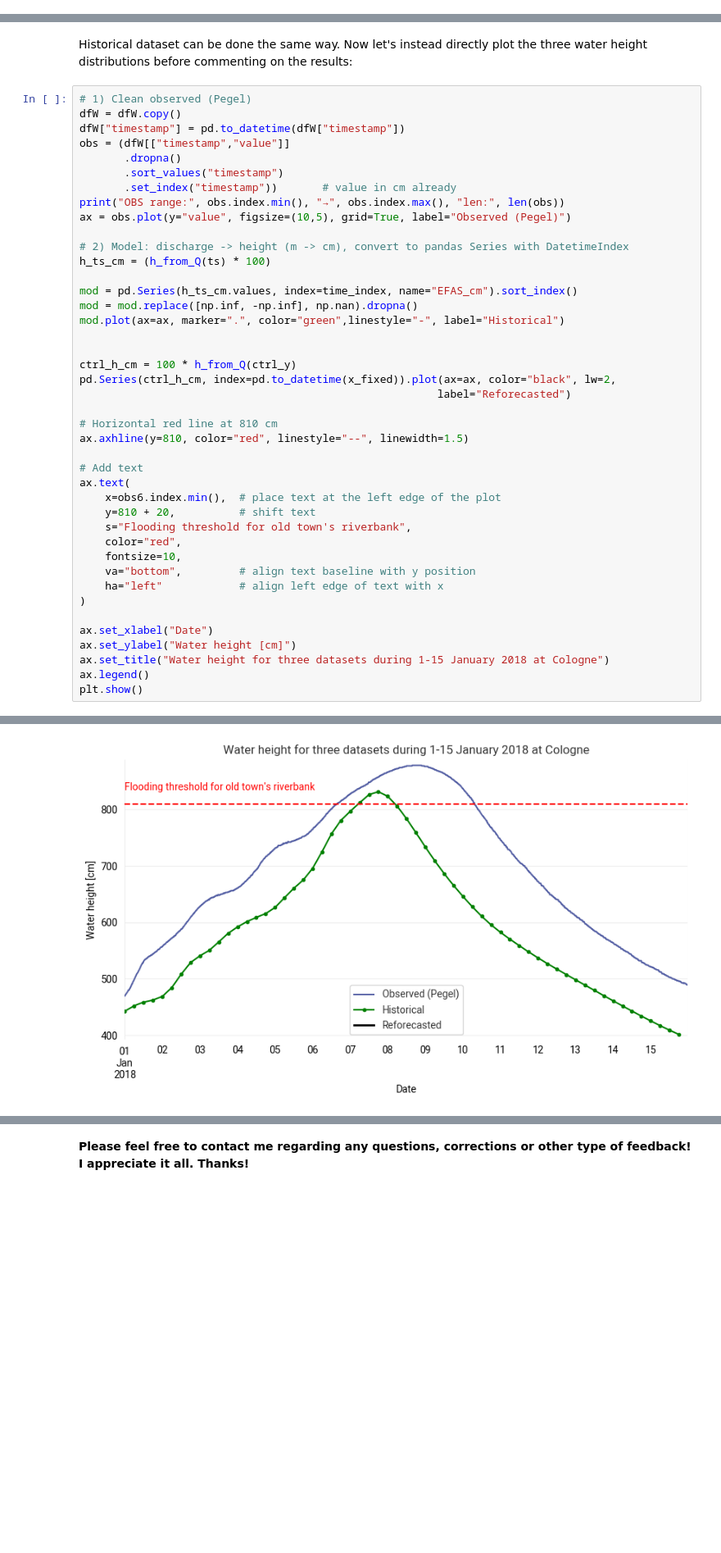
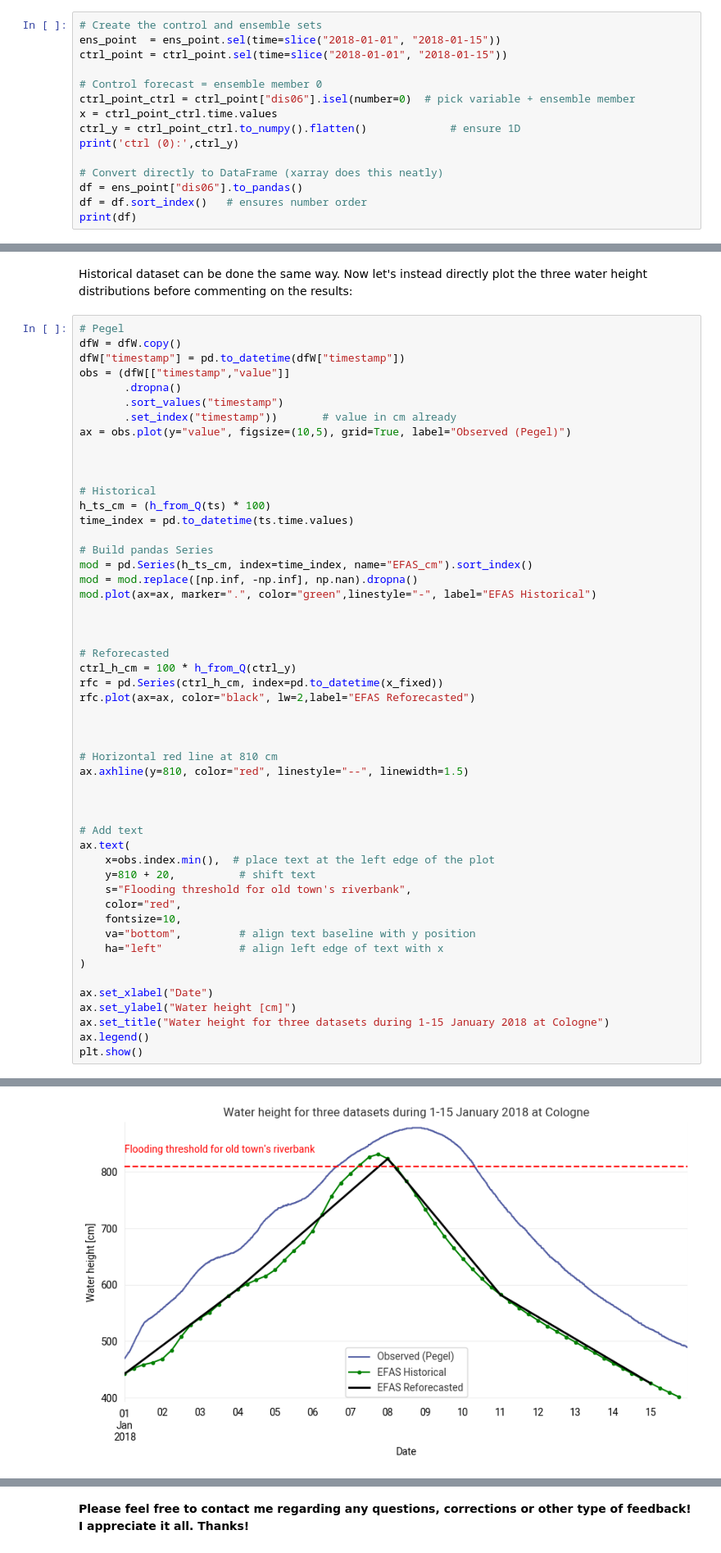
Before and after one commit to ooncel/Cologne-Flood-Studies, a Jupyter notebook: Jan2018CologneFlood_TimeSeries.ipynb, the cells around one changed output, grey strips where cells are left out. Shown: that part at 82% size. Cells and saved outputs as stored; diff of their text form; blank space fills up the shorter version.

```diff
--- a/Jan2018CologneFlood_TimeSeries.ipynb
+++ b/Jan2018CologneFlood_TimeSeries.ipynb
@@ -301,0 +264,15 @@ Despite our wish to put a nice error band around the central value, the variatio
+# %%
+# Create the control and ensemble sets
+ens_point  = ens_point.sel(time=slice("2018-01-01", "2018-01-15"))
+ctrl_point = ctrl_point.sel(time=slice("2018-01-01", "2018-01-15"))
+
+# Control forecast = ensemble member 0
+ctrl_point_ctrl = ctrl_point["dis06"].isel(number=0)  # pick variable + ensemble member
+x = ctrl_point_ctrl.time.values
+ctrl_y = ctrl_point_ctrl.to_numpy().flatten()             # ensure 1D
+print('ctrl (0):',ctrl_y)
+
+# Convert directly to DataFrame (xarray does this neatly)
+df = ens_point["dis06"].to_pandas()
+df = df.sort_index()   # ensures number order
+print(df)
@@ -726,34 +716,43 @@ Difference between observed maximum and reforecasted maximum (m): 0.479012431455
 # %% [markdown]
 Historical dataset can be done the same way. Now let's instead directly plot the three water height distributions before commenting on the results:
 # %%
-# 1) Clean observed (Pegel)
+# Pegel
 dfW = dfW.copy()
 dfW["timestamp"] = pd.to_datetime(dfW["timestamp"])
 obs = (dfW[["timestamp","value"]]
        .dropna()
        .sort_values("timestamp")
        .set_index("timestamp"))       # value in cm already
-print("OBS range:", obs.index.min(), "→", obs.index.max(), "len:", len(obs))
 ax = obs.plot(y="value", figsize=(10,5), grid=True, label="Observed (Pegel)")
 
-# 2) Model: discharge -> height (m -> cm), convert to pandas Series with DatetimeIndex
-h_ts_cm = (h_from_Q(ts) * 100)
-
-mod = pd.Series(h_ts_cm.values, index=time_index, name="EFAS_cm").sort_index()
-mod = mod.replace([np.inf, -np.inf], np.nan).dropna()
-mod.plot(ax=ax, marker=".", color="green",linestyle="-", label="Historical")
 
 
+# Historical
+h_ts_cm = (h_from_Q(ts) * 100)
+time_index = pd.to_datetime(ts.time.values)
+
+# Build pandas Series
+mod = pd.Series(h_ts_cm, index=time_index, name="EFAS_cm").sort_index()
+mod = mod.replace([np.inf, -np.inf], np.nan).dropna()
+mod.plot(ax=ax, marker=".", color="green",linestyle="-", label="EFAS Historical")
+
+
+
+# Reforecasted
 ctrl_h_cm = 100 * h_from_Q(ctrl_y)
-pd.Series(ctrl_h_cm, index=pd.to_datetime(x_fixed)).plot(ax=ax, color="black", lw=2,
-                                                        label="Reforecasted")
+rfc = pd.Series(ctrl_h_cm, index=pd.to_datetime(x_fixed))
+rfc.plot(ax=ax, color="black", lw=2,label="EFAS Reforecasted")
+
+
 
 # Horizontal red line at 810 cm
 ax.axhline(y=810, color="red", linestyle="--", linewidth=1.5)
 
+
+
 # Add text
 ax.text(
-    x=obs6.index.min(),  # place text at the left edge of the plot
+    x=obs.index.min(),  # place text at the left edge of the plot
     y=810 + 20,          # shift text
     s="Flooding threshold for old town's riverbank",
     color="red",
@@ -772,4 +770,4 @@ OBS range: 2018-01-01 00:00:00 → 2018-01-15 23:45:00 len: 1440
-[figure, old version]
+[figure, new version]
 # %% [markdown]
 Now we have both some quantities and visualization to make some observations and develop insights about the forecasting performance.
 
```
Also changed, not shown: parts of 15 cells of this notebook.
